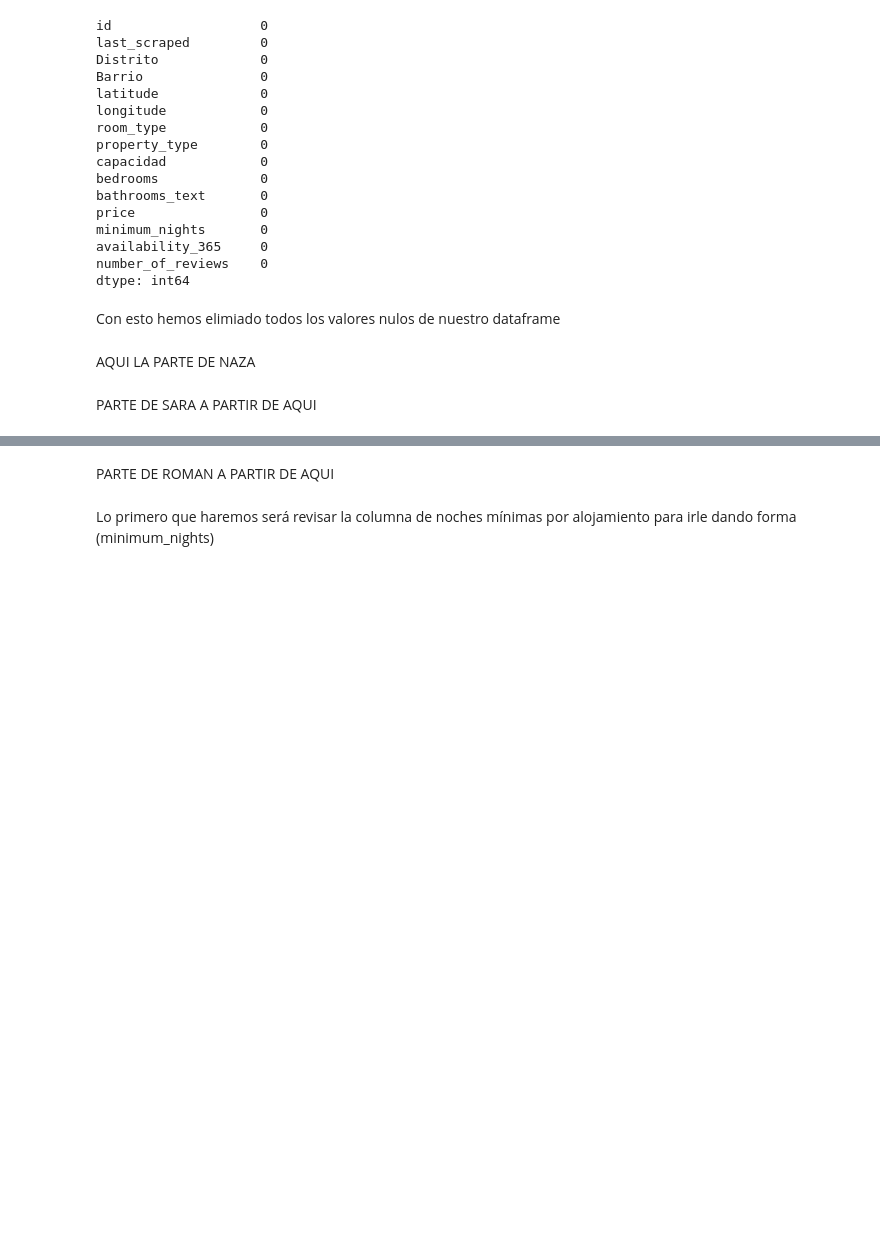
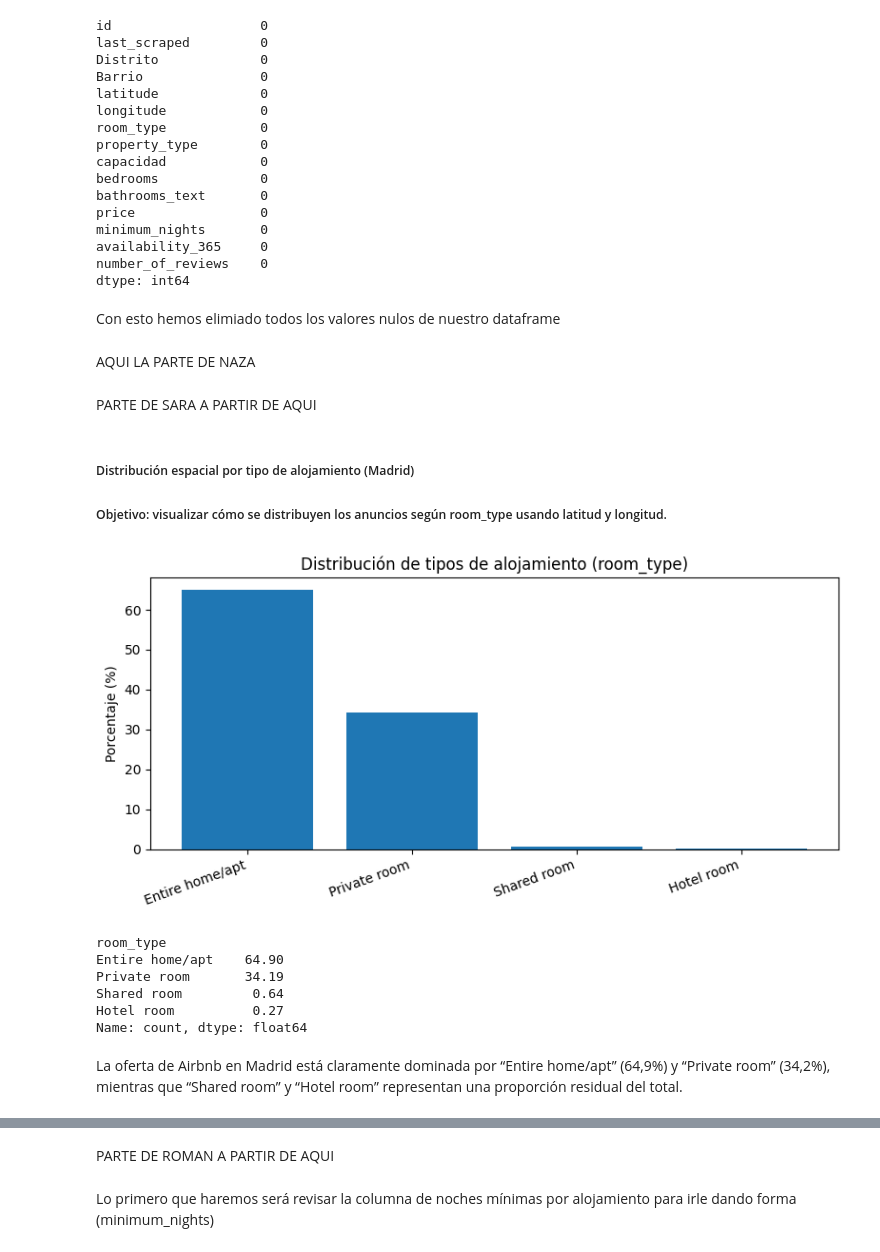
Before and after one commit to JavierPasAg/EDA_Tematica_del_proyecto, a Jupyter notebook: main_final.ipynb, the cells around one changed output, grey strips where cells are left out. Saved outputs shown, nothing was run; the diff lists cells and outputs as text; code cells hidden in the pictures; blank space fills up the shorter version.

```diff
--- a/main_final.ipynb
+++ b/main_final.ipynb
@@ -473,3 +474,29 @@ Con esto hemos elimiado todos los valores nulos de nuestro dataframe
 AQUI LA PARTE DE NAZA
 # %% [markdown]
 PARTE DE SARA A PARTIR DE AQUI
+# %% [markdown]
+##### Distribución espacial por tipo de alojamiento (Madrid)
+##### Objetivo: visualizar cómo se distribuyen los anuncios según room_type usando latitud y longitud.
+# %%
+counts = df_alquileres["room_type"].dropna().value_counts()
+pct = counts / counts.sum() * 100
+
+plt.figure(figsize=(8,4))
+plt.bar(pct.index, pct.values)
+plt.title("Distribución de tipos de alojamiento (room_type)")
+plt.ylabel("Porcentaje (%)")
+plt.xticks(rotation=20, ha="right")
+plt.tight_layout()
+plt.show()
+
+pct.round(2)
+# %% [output]
+[figure, added]
+room_type
+Entire home/apt    64.90
+Private room       34.19
+Shared room         0.64
+Hotel room          0.27
+Name: count, dtype: float64
+# %% [markdown]
+La oferta de Airbnb en Madrid está claramente dominada por “Entire home/apt” (64,9%) y “Private room” (34,2%), mientras que “Shared room” y “Hotel room” representan una proporción residual del total.
```
Also changed, not shown: parts of 28 cells of this notebook.
